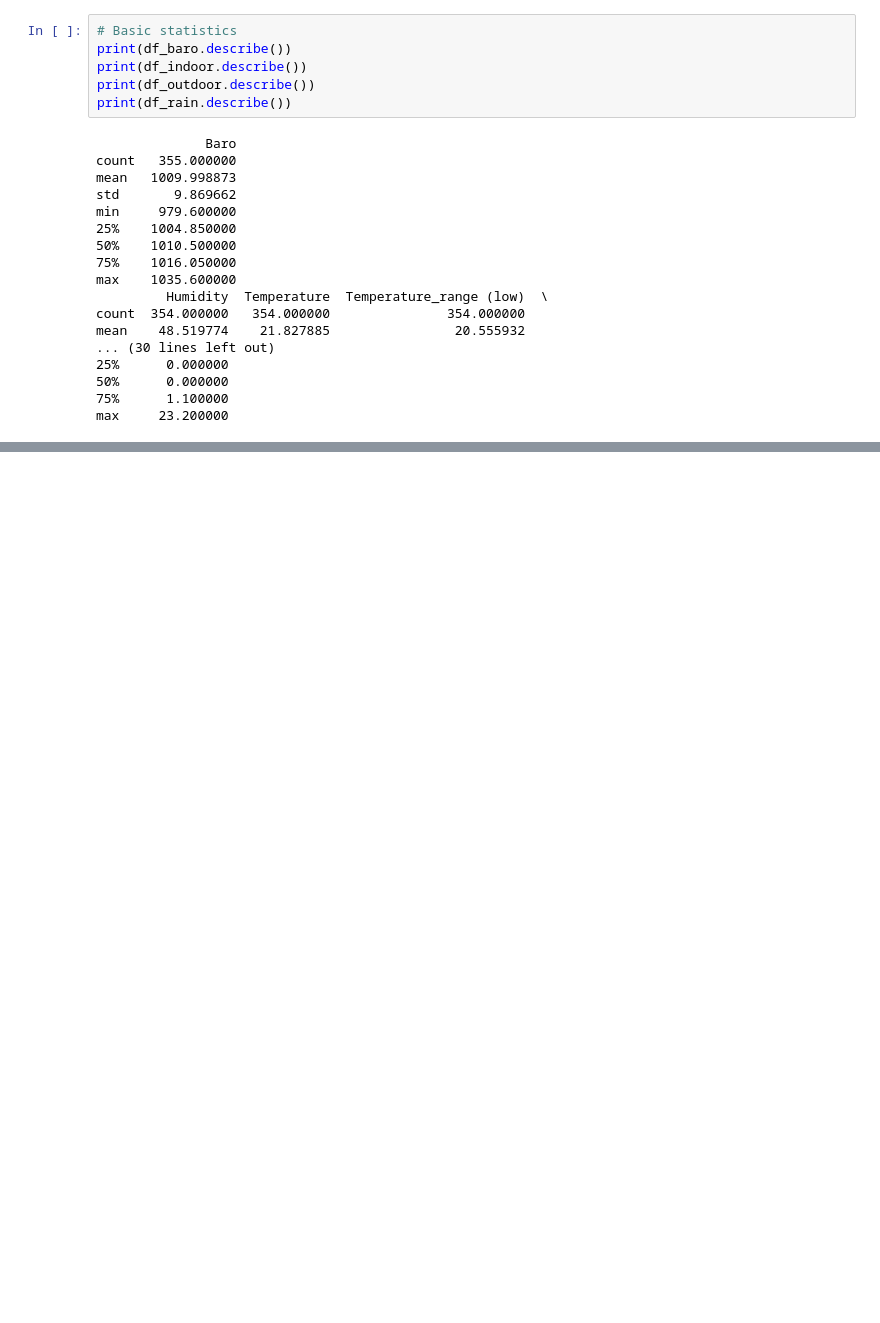
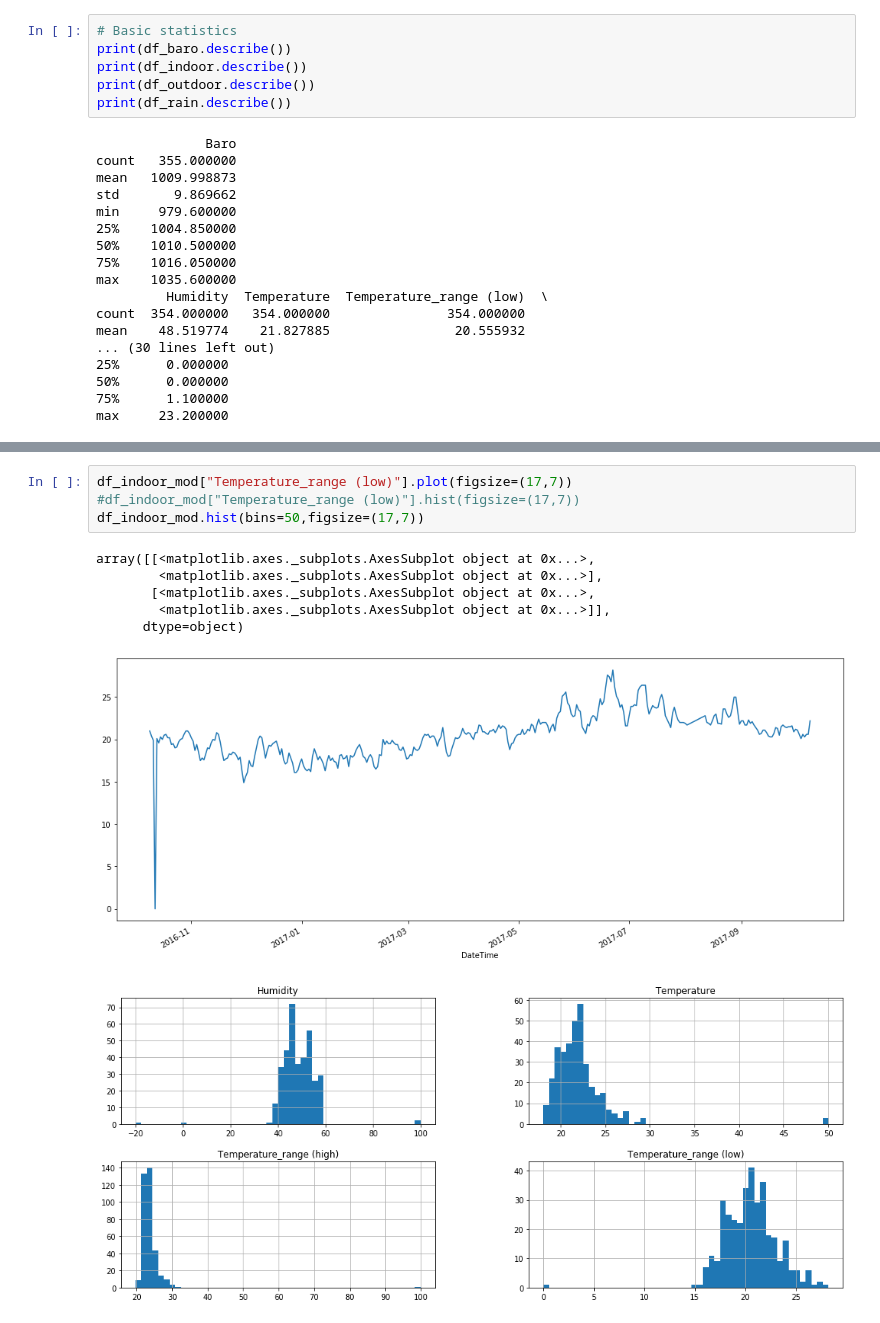
Before and after one commit to andrejlukic/csv_reader, a Jupyter notebook: EDA.ipynb, the cells around one changed output, grey strips where cells are left out. Cells and saved outputs as stored; diff of their text form; blank space fills up the shorter version.

```diff
--- a/EDA.ipynb
+++ b/EDA.ipynb
@@ -89,0 +145,12 @@ df_rain.plot(figsize=(17,7))
+# %%
+df_indoor_mod["Temperature_range (low)"].plot(figsize=(17,7))
+#df_indoor_mod["Temperature_range (low)"].hist(figsize=(17,7))
+df_indoor_mod.hist(bins=50,figsize=(17,7))
+# %% [output]
+array([[<matplotlib.axes._subplots.AxesSubplot object at 0x...>,
+        <matplotlib.axes._subplots.AxesSubplot object at 0x...>],
+       [<matplotlib.axes._subplots.AxesSubplot object at 0x...>,
+        <matplotlib.axes._subplots.AxesSubplot object at 0x...>]],
+      dtype=object)
+[figure, added]
+[figure, added]
```
Also changed, not shown: parts of 2 cells of this notebook, 2 other files.
